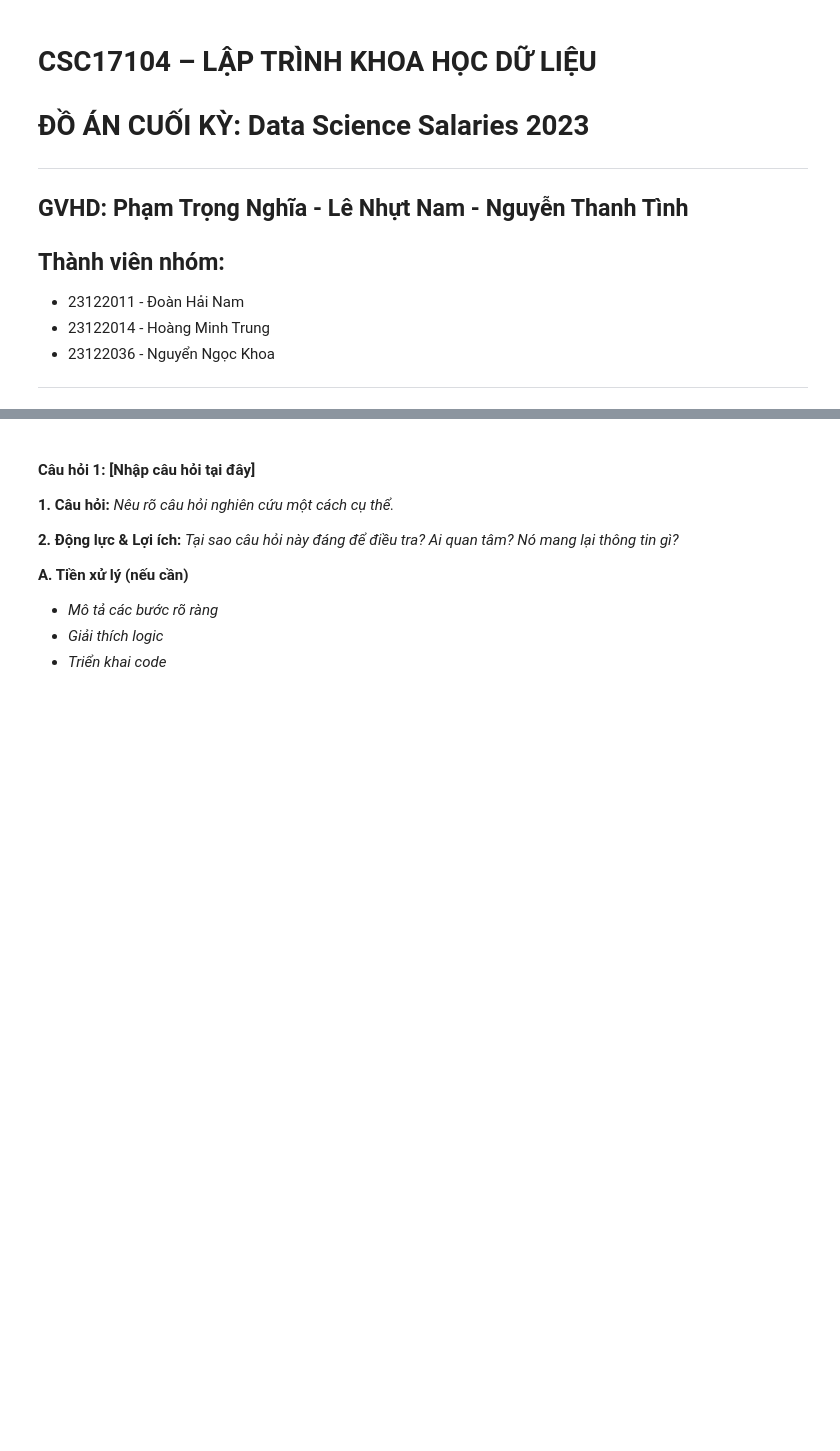
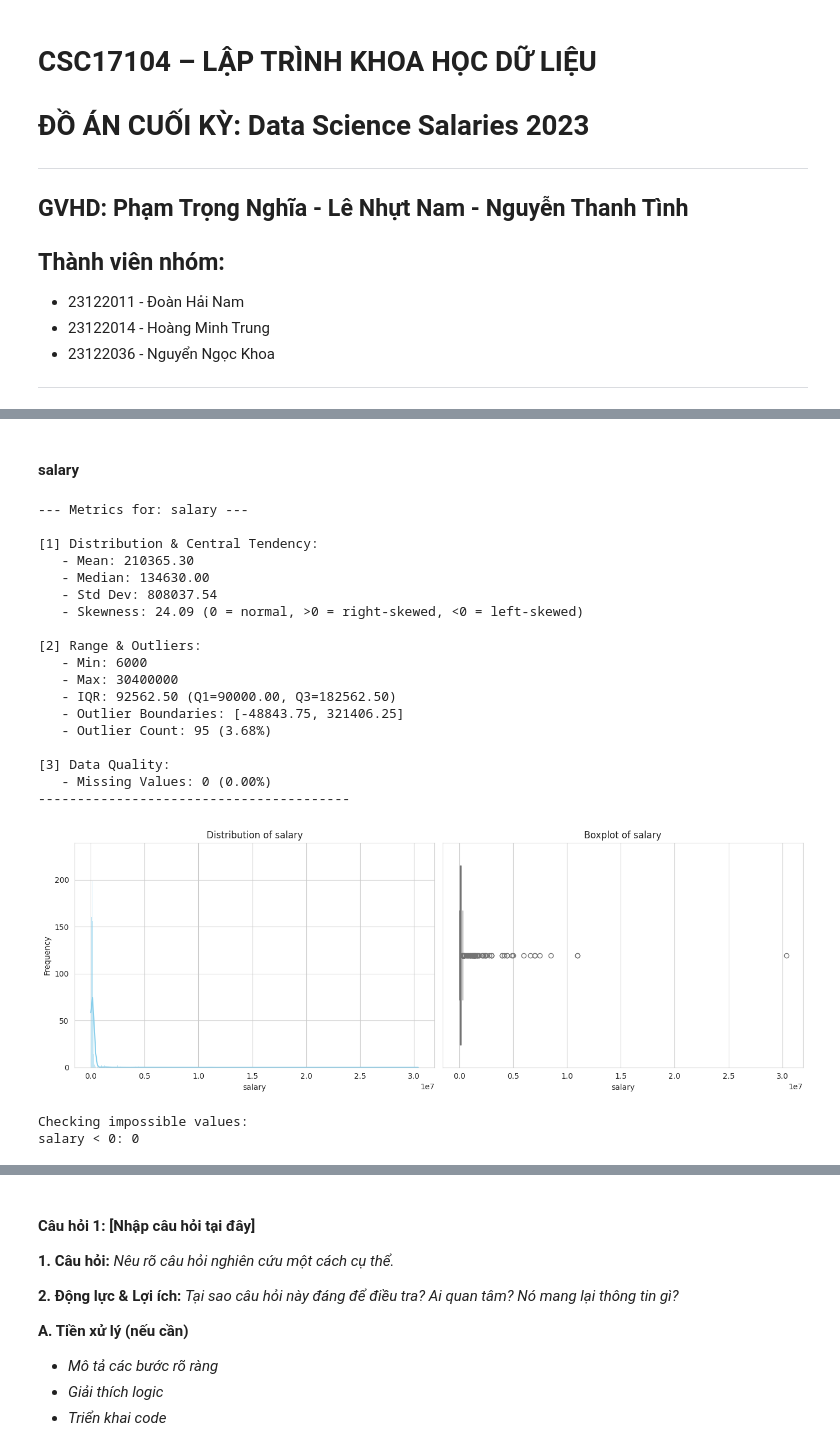
Before and after one commit to Trung0Minh/CSC17104_2025_Final_Project, a Jupyter notebook: DataScienceSalaries2023.ipynb, the cells around one changed output, grey strips where cells are left out. Drawn from its saved outputs; the diff is of its cells as text; code cells hidden in the pictures; blank space fills up the shorter version.

```diff
--- a/DataScienceSalaries2023.ipynb
+++ b/DataScienceSalaries2023.ipynb
@@ -118,0 +220,32 @@ import seaborn as sns
+# %% [markdown]
+#### **salary**
+# %%
+# Analyze and Visualize salary
+dp.analyze_numerical_column_metrics(df, 'salary')
+vis.plot_column_distribution(df, 'salary')
+# %% [output]
+--- Metrics for: salary ---
+
+[1] Distribution & Central Tendency:
+   - Mean: 210365.30
+   - Median: 134630.00
+   - Std Dev: 808037.54
+   - Skewness: 24.09 (0 = normal, >0 = right-skewed, <0 = left-skewed)
+
+[2] Range & Outliers:
+   - Min: 6000
+   - Max: 30400000
+   - IQR: 92562.50 (Q1=90000.00, Q3=182562.50)
+   - Outlier Boundaries: [-48843.75, 321406.25]
+   - Outlier Count: 95 (3.68%)
+
+[3] Data Quality:
+   - Missing Values: 0 (0.00%)
+----------------------------------------
+[figure, added]
+# %%
+print("Checking impossible values:")
+print(f"salary < 0: {np.sum(df['salary'] < 0)}")
+# %% [output]
+Checking impossible values:
+salary < 0: 0
```
Also changed, not shown: parts of 41 cells of this notebook, 5 other files.
